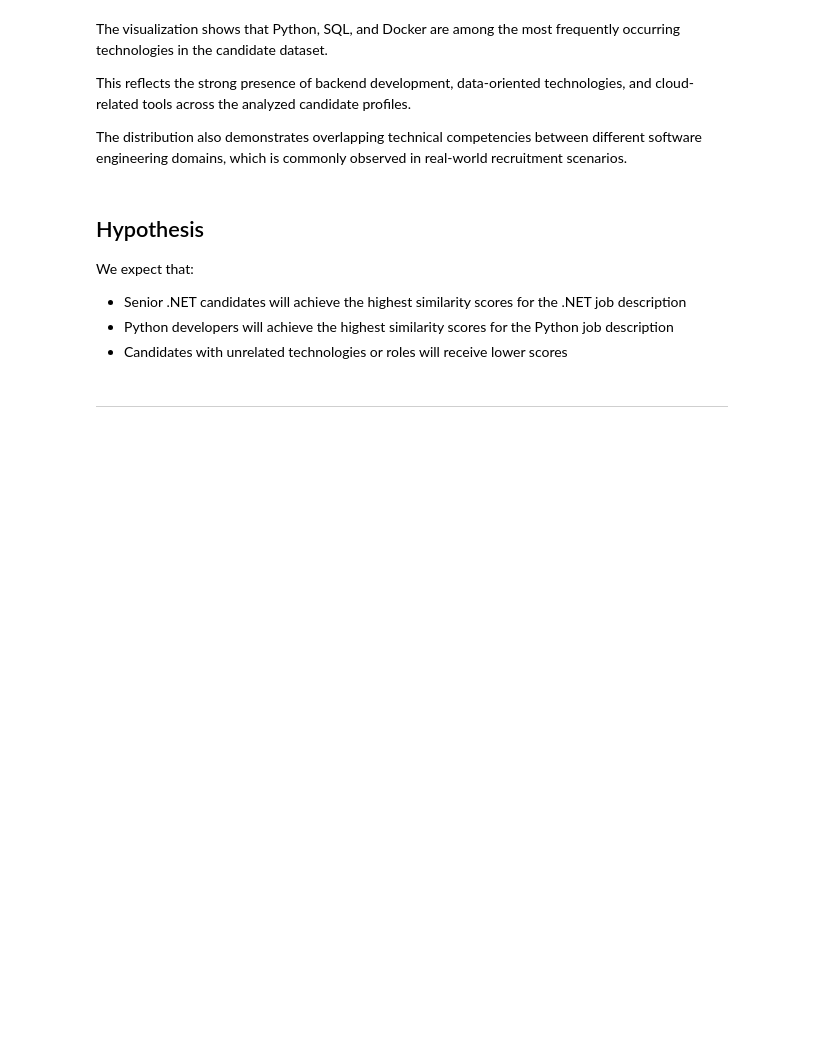
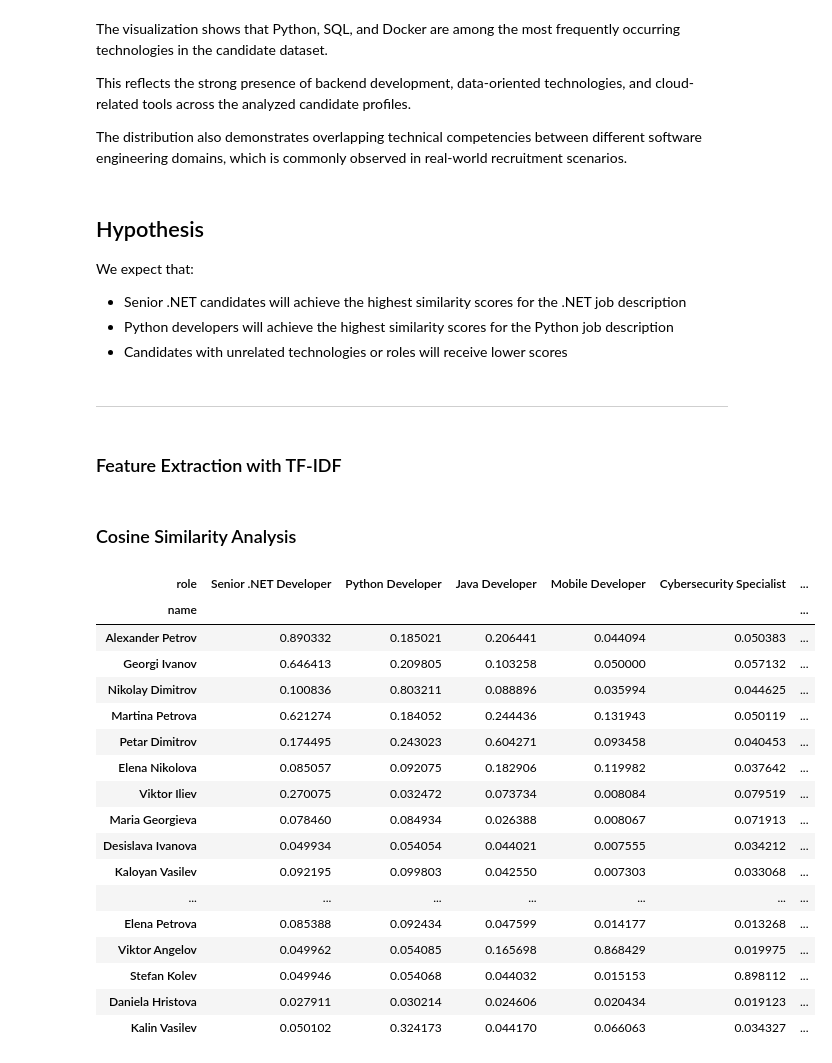
Before and after one commit to DesiVenkova/candidate-job-matching-analysis, a Jupyter notebook: candidate_job_matching_analysis.ipynb, the cells around one changed output. Saved outputs shown, nothing was run; the diff lists cells and outputs as text; code cells hidden in the pictures; blank space fills up the shorter version.

Commit message:
Add TF-IDF and cosine similarity

```diff
--- a/candidate_job_matching_analysis.ipynb
+++ b/candidate_job_matching_analysis.ipynb
@@ -384,3 +384,45 @@ We expect that:
 - Candidates with unrelated technologies or roles will receive lower scores
 # %% [markdown]
 ---
+# %% [markdown]
+### Feature Extraction with TF-IDF
+# %%
+vectorizer = TfidfVectorizer()
+
+all_texts = cv_texts + job_texts
+
+vectors = vectorizer.fit_transform(all_texts)
+
+cv_vectors = vectors[:len(cv_texts)]
+job_vectors = vectors[len(cv_texts):]
+# %% [markdown]
+### Cosine Similarity Analysis
+# %%
+cosine_scores = cosine_similarity(cv_vectors, job_vectors)
+# %%
+cosine_df = pd.DataFrame(
+    cosine_scores,
+    index=cv_df["name"],
+    columns=job_df["role"]
+)
+
+cosine_df
+# %% [output]
+| role | Senior .NET Developer | Python Developer | Java Developer | Mobile Developer | Cybersecurity Specialist | ... |
+| name |  |  |  |  |  | ... |
+| Alexander Petrov | 0.890332 | 0.185021 | 0.206441 | 0.044094 | 0.050383 | ... |
+| Georgi Ivanov | 0.646413 | 0.209805 | 0.103258 | 0.050000 | 0.057132 | ... |
+| Nikolay Dimitrov | 0.100836 | 0.803211 | 0.088896 | 0.035994 | 0.044625 | ... |
+| Martina Petrova | 0.621274 | 0.184052 | 0.244436 | 0.131943 | 0.050119 | ... |
+| Petar Dimitrov | 0.174495 | 0.243023 | 0.604271 | 0.093458 | 0.040453 | ... |
+| Elena Nikolova | 0.085057 | 0.092075 | 0.182906 | 0.119982 | 0.037642 | ... |
+| Viktor Iliev | 0.270075 | 0.032472 | 0.073734 | 0.008084 | 0.079519 | ... |
+| Maria Georgieva | 0.078460 | 0.084934 | 0.026388 | 0.008067 | 0.071913 | ... |
+| Desislava Ivanova | 0.049934 | 0.054054 | 0.044021 | 0.007555 | 0.034212 | ... |
+| Kaloyan Vasilev | 0.092195 | 0.099803 | 0.042550 | 0.007303 | 0.033068 | ... |
+| ... | ... | ... | ... | ... | ... | ... |
+| Elena Petrova | 0.085388 | 0.092434 | 0.047599 | 0.014177 | 0.013268 | ... |
+| Viktor Angelov | 0.049962 | 0.054085 | 0.165698 | 0.868429 | 0.019975 | ... |
+| Stefan Kolev | 0.049946 | 0.054068 | 0.044032 | 0.015153 | 0.898112 | ... |
+| Daniela Hristova | 0.027911 | 0.030214 | 0.024606 | 0.020434 | 0.019123 | ... |
+| Kalin Vasilev | 0.050102 | 0.324173 | 0.044170 | 0.066063 | 0.034327 | ... |
```
Also changed, not shown: parts of 5 cells of this notebook.
